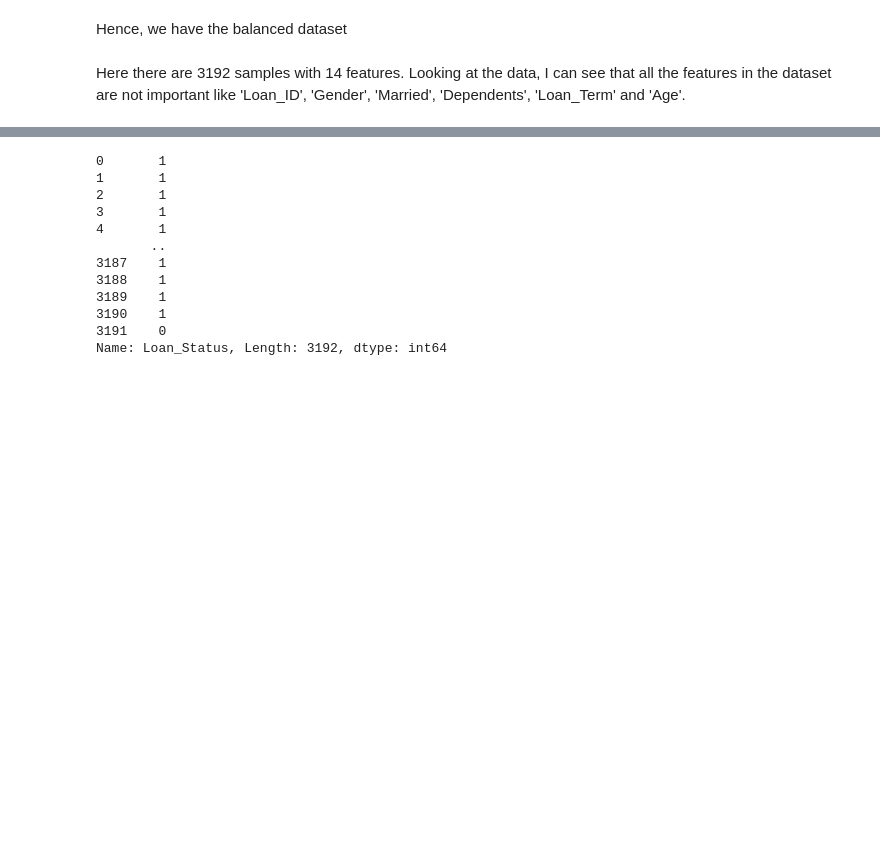
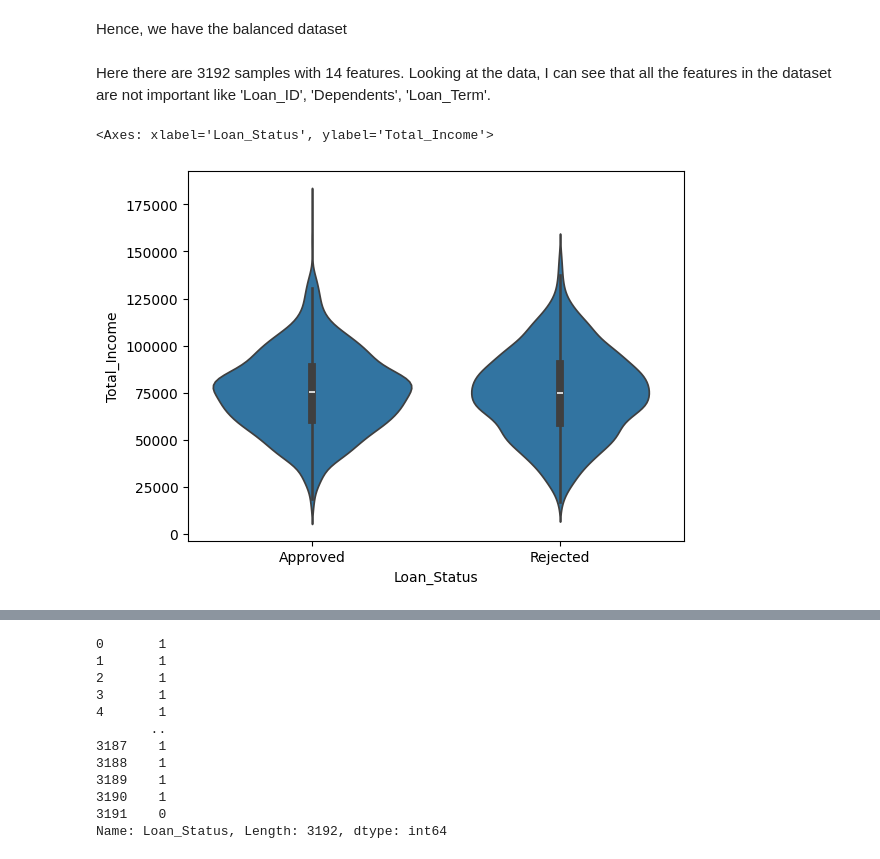
Before and after one commit to Learningsabd/loan-approval-prediction, a Jupyter notebook: Loan_Approval_Prediction.ipynb, the cells around one changed output, grey strips where cells are left out. Drawn from its saved outputs; the diff is of its cells as text; code cells hidden in the pictures; blank space fills up the shorter version.

Commit message:
feat: preprocess data and handle missing values completion

```diff
--- a/Loan_Approval_Prediction.ipynb
+++ b/Loan_Approval_Prediction.ipynb
@@ -207,4 +208,4 @@ Unique classes in Loan_Status :  2
 # %% [markdown]
 Hence, we have the balanced dataset
 # %% [markdown]
-Here there are 3192 samples with 14 features. Looking at the data, I can see that all the features in the dataset are not important like 'Loan_ID', 'Gender', 'Married', 'Dependents', 'Loan_Term' and 'Age'.
+Here there are 3192 samples with 14 features. Looking at the data, I can see that all the features in the dataset are not important like 'Loan_ID', 'Dependents', 'Loan_Term'.
@@ -210,0 +218,5 @@ Here there are 3192 samples with 14 features. Looking at the data, I can see tha
+# %%
+sns.violinplot(x = 'Loan_Status', y = 'Total_Income', data = dataset)
+# %% [output]
+<Axes: xlabel='Loan_Status', ylabel='Total_Income'>
+[figure, added]
```
Also changed, not shown: parts of 17 cells of this notebook.
